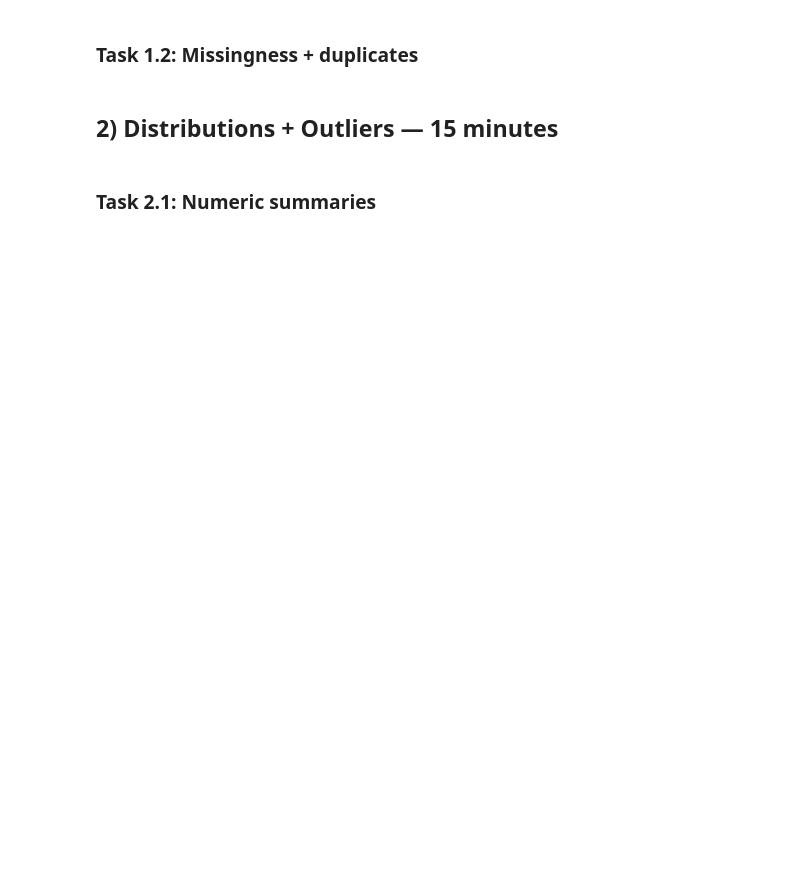
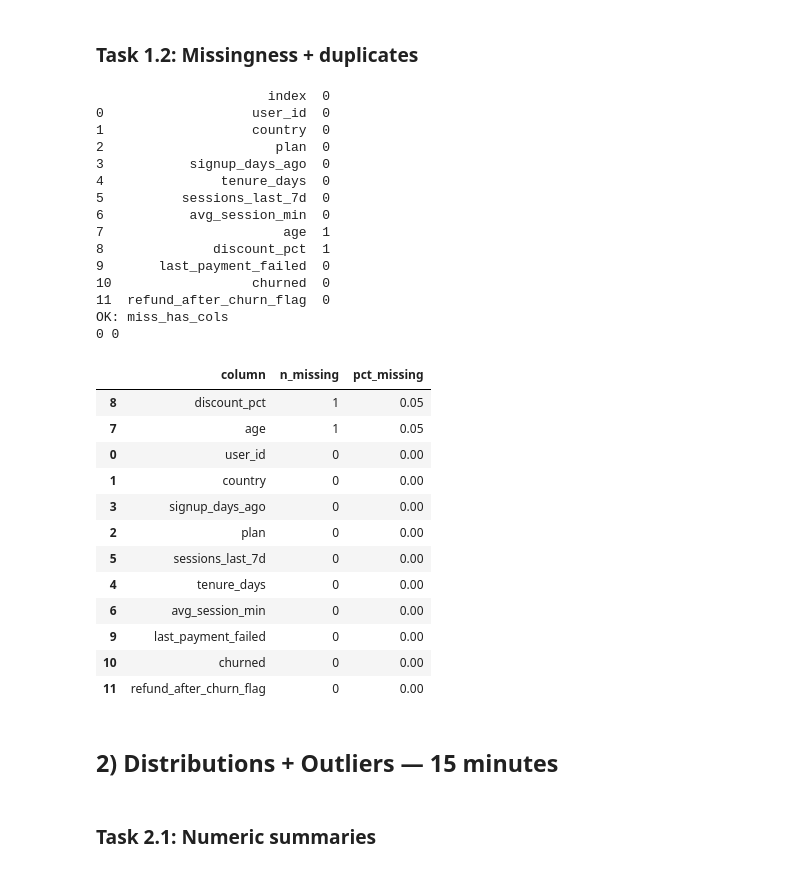
Before and after one commit to super30admin/EDA, a Jupyter notebook: eda_student_lab.ipynb, the cells around one changed output. Cells and saved outputs as stored; diff of their text form; code cells hidden in the pictures; blank space fills up the shorter version.

```diff
--- a/eda_student_lab.ipynb
+++ b/eda_student_lab.ipynb
@@ -64,17 +104,53 @@ df.dtypes
 # %%
 # TODO: build a missingness table with columns [n_missing, pct_missing] sorted desc
 def missingness_table(df: pd.DataFrame) -> pd.DataFrame:
-    raise NotImplementedError
+
+    missingness_df = df.isnull().sum().reset_index()
+    print(missingness_df)
+    missingness_df.columns = ['column', 'n_missing']
+    missingness_df['pct_missing'] = missingness_df['n_missing'] / len(df)
+    return missingness_df.sort_values('pct_missing', ascending=False)
+
 
 miss = missingness_table(df)
 miss
 
 check('miss_has_cols', set(miss.columns) >= {'n_missing','pct_missing'})
 
 # TODO: check duplicate rows and duplicate user_id
-n_dup_rows = None
-n_dup_user_id = None
+n_dup_rows = df.duplicated().sum()
+n_dup_user_id = df['user_id'].duplicated().sum()
 print(n_dup_rows, n_dup_user_id)
+miss
+# %% [output]
+                      index  0
+0                   user_id  0
+1                   country  0
+2                      plan  0
+3           signup_days_ago  0
+4               tenure_days  0
+5          sessions_last_7d  0
+6           avg_session_min  0
+7                       age  1
+8              discount_pct  1
+9       last_payment_failed  0
+10                  churned  0
+11  refund_after_churn_flag  0
+OK: miss_has_cols
+0 0
+|  | column | n_missing | pct_missing |
+| 8 | discount_pct | 1 | 0.05 |
+| 7 | age | 1 | 0.05 |
+| 0 | user_id | 0 | 0.00 |
+| 1 | country | 0 | 0.00 |
+| 3 | signup_days_ago | 0 | 0.00 |
+| 2 | plan | 0 | 0.00 |
+| 5 | sessions_last_7d | 0 | 0.00 |
+| 4 | tenure_days | 0 | 0.00 |
+| 6 | avg_session_min | 0 | 0.00 |
+| 9 | last_payment_failed | 0 | 0.00 |
+| 10 | churned | 0 | 0.00 |
+| 11 | refund_after_churn_flag | 0 | 0.00 |
 # %% [markdown]
 ## 2) Distributions + Outliers — 15 minutes
 # %% [markdown]
```
Also changed, not shown: parts of 10 cells of this notebook.
